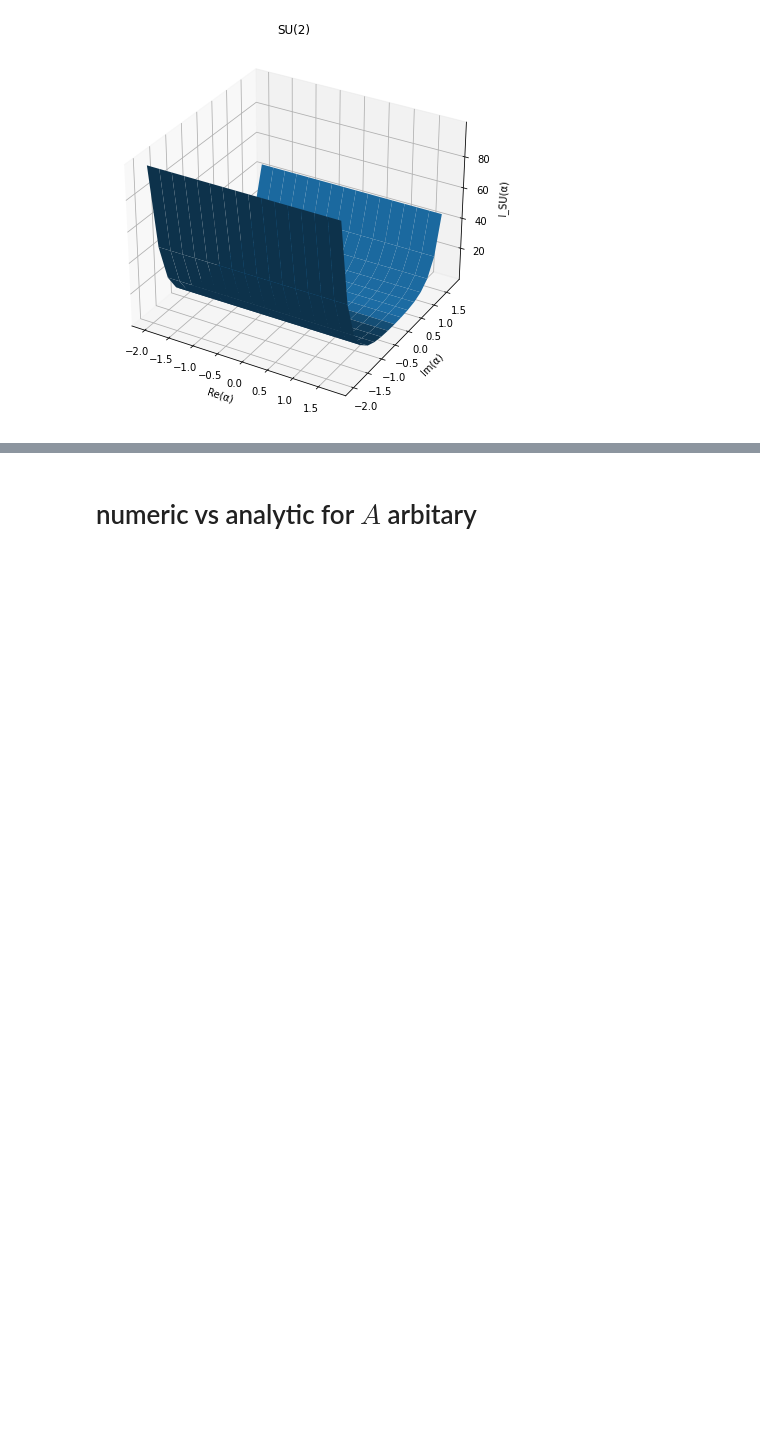
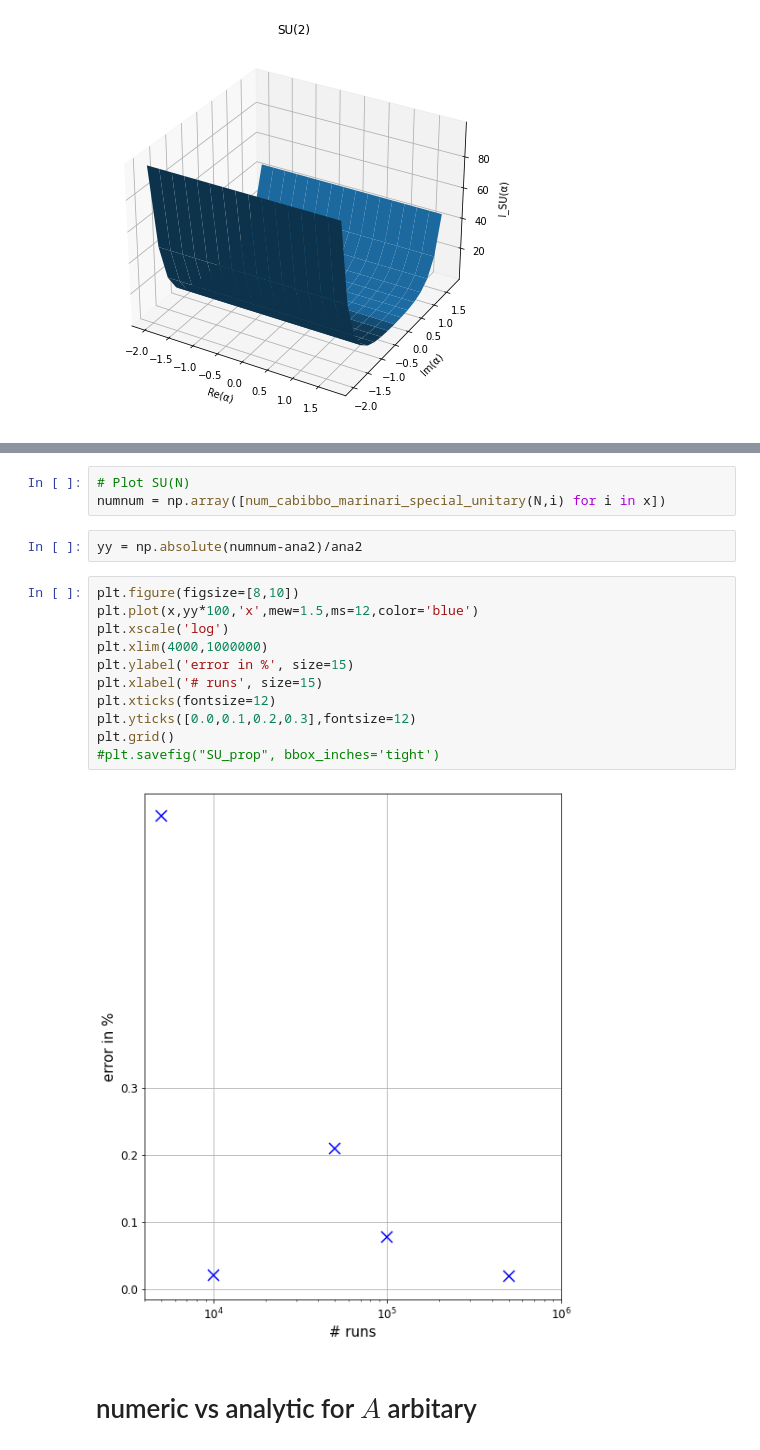
Before and after one commit to gnrraphi/5Semester, a Jupyter notebook: Lehner_research_project.ipynb, the cells around one changed output, grey strips where cells are left out. Drawn from its saved outputs; the diff is of its cells as text; blank space fills up the shorter version.

```diff
--- a/Lehner_research_project.ipynb
+++ b/Lehner_research_project.ipynb
@@ -248,3 +273,21 @@ plt.show()
+# %%
+# Plot SU(N)
+numnum = np.array([num_cabibbo_marinari_special_unitary(N,i) for i in x])
+# %%
+yy = np.absolute(numnum-ana2)/ana2
+# %%
+plt.figure(figsize=[8,10])
+plt.plot(x,yy*100,'x',mew=1.5,ms=12,color='blue')
+plt.xscale('log')
+plt.xlim(4000,1000000)
+plt.ylabel('error in %', size=15)
+plt.xlabel('# runs', size=15)
+plt.xticks(fontsize=12)
+plt.yticks([0.0,0.1,0.2,0.3],fontsize=12)
+plt.grid()
+#plt.savefig("SU_prop", bbox_inches='tight')
+# %% [output]
+[figure, added]
 # %% [markdown]
 # numeric vs analytic for $A$ arbitary
 # %%
```
Also changed, not shown: parts of 19 cells of this notebook.
